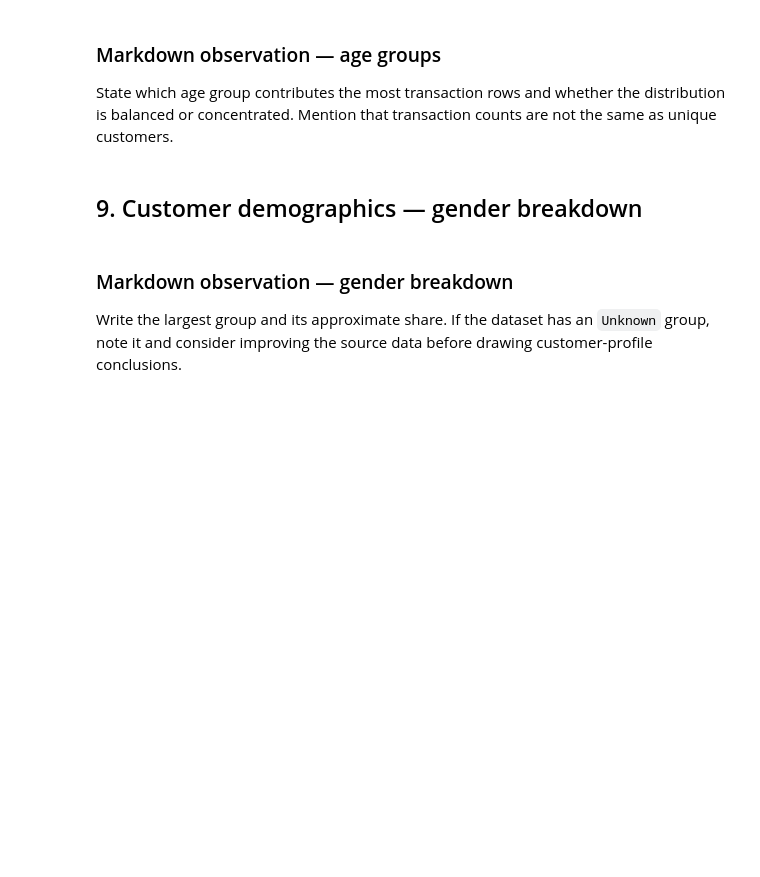
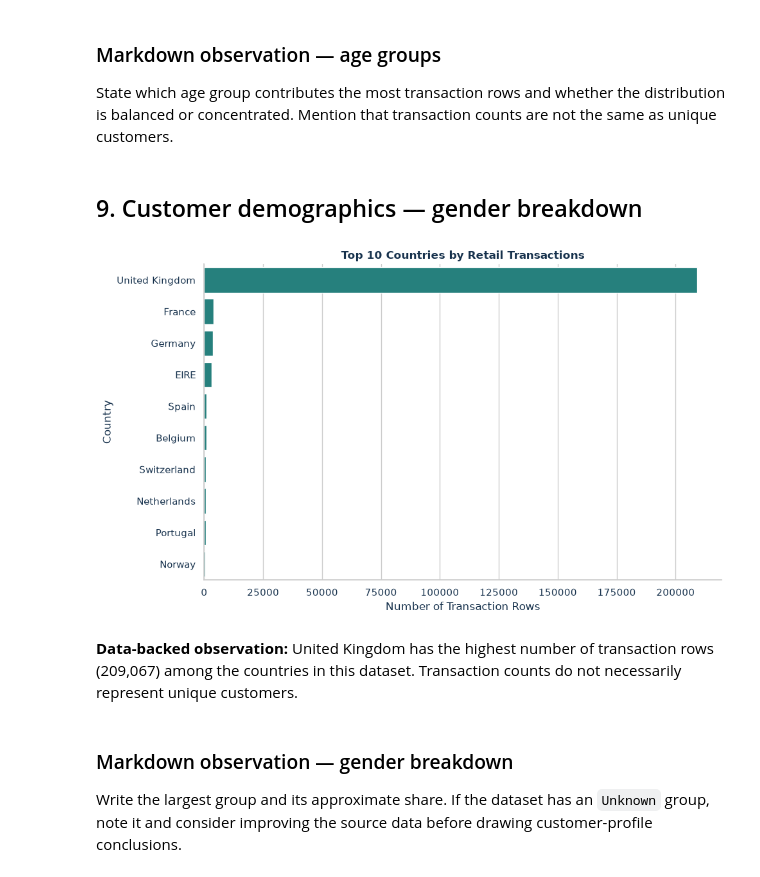
Before and after one commit to santhya27/OIBSIP, a Jupyter notebook: DataAnalytics-Level1-Task1-RetailRadar/Retail_Radar_EDA_Project/Retail_Radar_EDA.ipynb, the cells around one changed output. Cells and saved outputs as stored; diff of their text form; code cells hidden in the pictures; blank space fills up the shorter version.

```diff
--- a/DataAnalytics-Level1-Task1-RetailRadar/Retail_Radar_EDA_Project/Retail_Radar_EDA.ipynb
+++ b/DataAnalytics-Level1-Task1-RetailRadar/Retail_Radar_EDA_Project/Retail_Radar_EDA.ipynb
@@ -345,30 +517,61 @@ State which age group contributes the most transaction rows and whether the dist
 # %% [markdown]
 ## 9. Customer demographics — gender breakdown
 # %%
-gender_counts = df["customer_gender"].value_counts(dropna=False)
-fig, ax = plt.subplots(figsize=(8, 5))
-colors = [TEAL, AMBER, GREEN, CORAL, INK]
-wedges, texts, autotexts = ax.pie(
-    gender_counts.values,
-    labels=gender_counts.index.astype(str),
-    autopct=lambda pct: f"{pct:.1f}%",
-    startangle=90,
-    counterclock=False,
-    colors=colors[:len(gender_counts)],
-    wedgeprops={"linewidth": 2, "edgecolor": "white"},
-    textprops={"color": INK, "fontsize": 10},
+
+# 9. Customer demographics — country breakdown
+# Online Retail dataset contains Country, not customer gender.
+
+import matplotlib.pyplot as plt
+import seaborn as sns
+from IPython.display import display, Markdown
+
+if "df" not in globals():
+    raise ValueError("Run the earlier data-loading and cleaning cells first.")
+
+if "country" not in df.columns:
+    raise ValueError(
+        f"Country column not found. Available columns: {df.columns.tolist()}"
+    )
+
+# Count transactions by country; exclude missing country values.
+country_counts = (
+    df["country"]
+    .dropna()
+    .value_counts()
 )
-for t in autotexts:
-    t.set_color("white")
-    t.set_fontweight("bold")
-ax.set_title("Customer Mix by Gender", loc="left", fontsize=15, pad=12)
-ax.axis("equal")
-fig.tight_layout()
-fig.savefig(FIGURE_DIR / "04_gender_breakdown.png", dpi=220, bbox_inches="tight")
+
+# Display the top 10 countries by transaction rows.
+top_countries = country_counts.head(10)
+
+fig, ax = plt.subplots(figsize=(10, 6))
+sns.barplot(
+    x=top_countries.values,
+    y=top_countries.index,
+    ax=ax
+)
+
+ax.set_title("Top 10 Countries by Retail Transactions")
+ax.set_xlabel("Number of Transaction Rows")
+ax.set_ylabel("Country")
+ax.spines[["top", "right"]].set_visible(False)
+
+plt.tight_layout()
+fig.savefig(
+    FIGURE_DIR / "04_country_breakdown.png",
+    dpi=220,
+    bbox_inches="tight"
+)
 plt.show()
 
-lead_gender = gender_counts.idxmax()
-display(Markdown(f"**Data-backed observation:** **{lead_gender}** is the largest gender group by transaction count ({int(gender_counts.max()):,} rows; {gender_counts.max()/gender_counts.sum()*100:.1f}% of rows). Use this as a descriptive sample pattern, not as evidence that gender caused higher spending."))
+display(Markdown(
+    f"**Data-backed observation:** "
+    f"{top_countries.index[0]} has the highest number of transaction rows "
+    f"({top_countries.iloc[0]:,}) among the countries in this dataset. "
+    "Transaction counts do not necessarily represent unique customers."
+))
+# %% [output]
+[figure, added]
+**Data-backed observation:** United Kingdom has the highest number of transaction rows (209,067) among the countries in this dataset. Transaction counts do not necessarily represent unique customers.
 # %% [markdown]
 ### Markdown observation — gender breakdown
 
```
Also changed, not shown: parts of 19 cells of this notebook.
